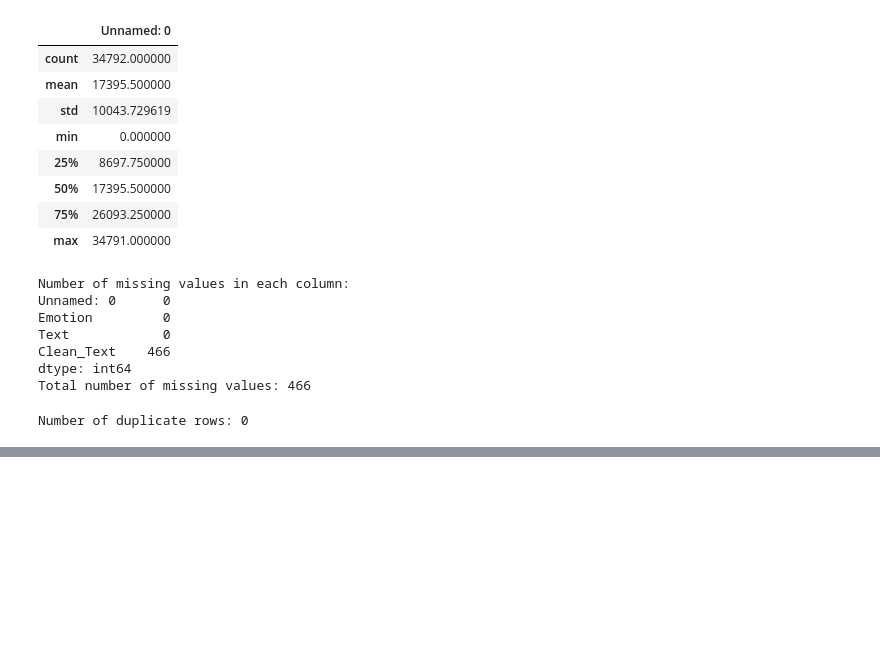
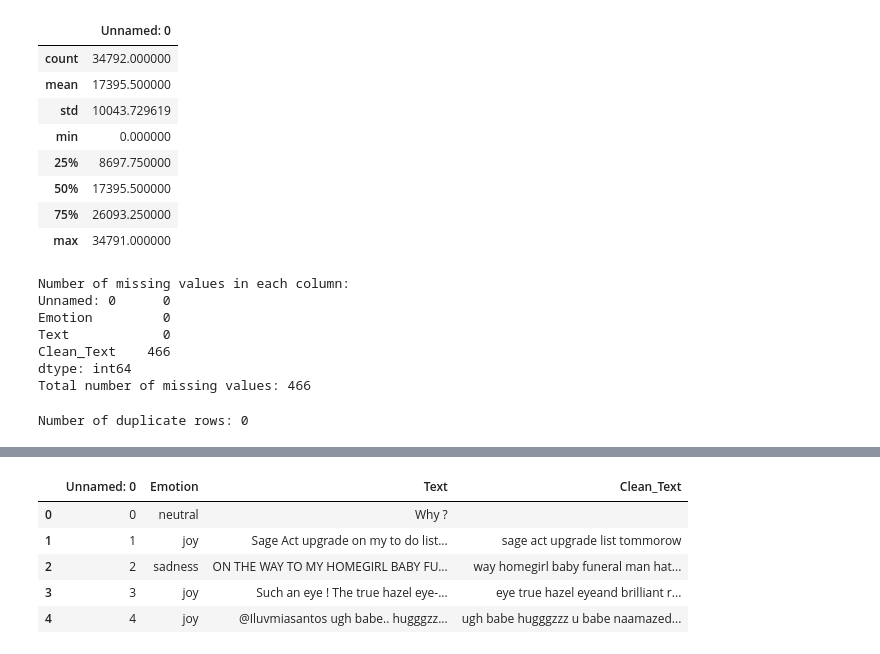
Before and after one commit to Ani-404/Sentiment-Analysis-App, a Jupyter notebook: App/main.ipynb, the cells around one changed output, grey strips where cells are left out. Drawn from its saved outputs; the diff is of its cells as text; code cells hidden in the pictures; blank space fills up the shorter version.

```diff
--- a/App/main.ipynb
+++ b/App/main.ipynb
@@ -82,0 +132,9 @@ Number of duplicate rows: 0
+# %%
+df.head()
+# %% [output]
+|  | Unnamed: 0 | Emotion | Text | Clean_Text |
+| 0 | 0 | neutral | Why ? |  |
+| 1 | 1 | joy | Sage Act upgrade on my to do list... | sage act upgrade list tommorow |
+| 2 | 2 | sadness | ON THE WAY TO MY HOMEGIRL BABY FU... | way homegirl baby funeral man hat... |
+| 3 | 3 | joy | Such an eye ! The true hazel eye-... | eye true hazel eyeand brilliant r... |
+| 4 | 4 | joy | @Iluvmiasantos ugh babe.. hugggzz... | ugh babe hugggzzz u babe naamazed... |
```
Also changed, not shown: parts of 10 cells of this notebook.
